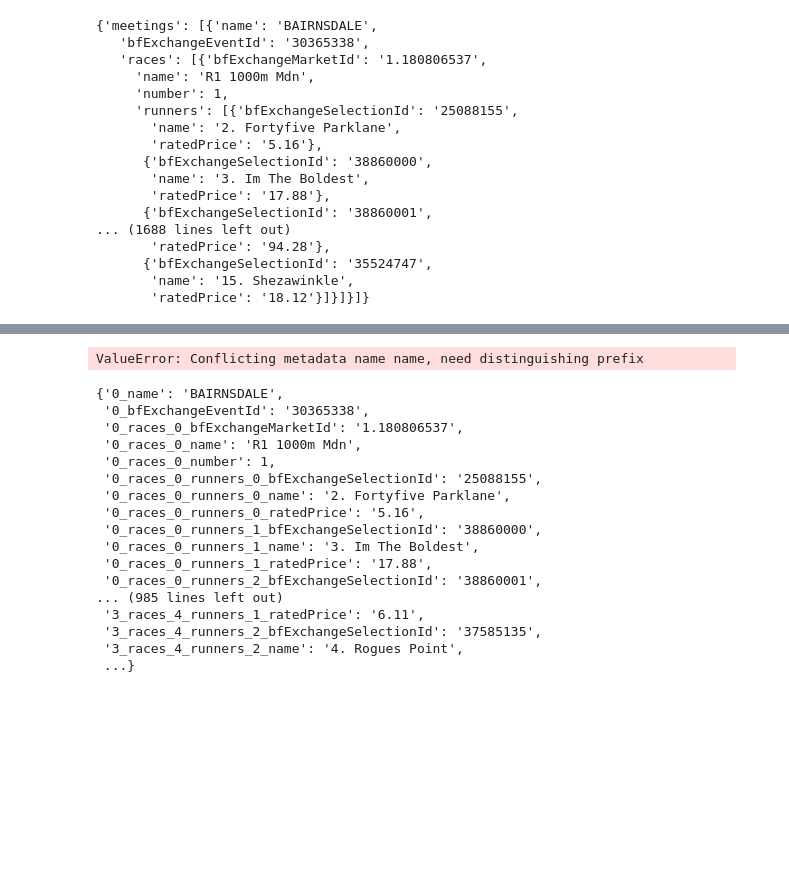
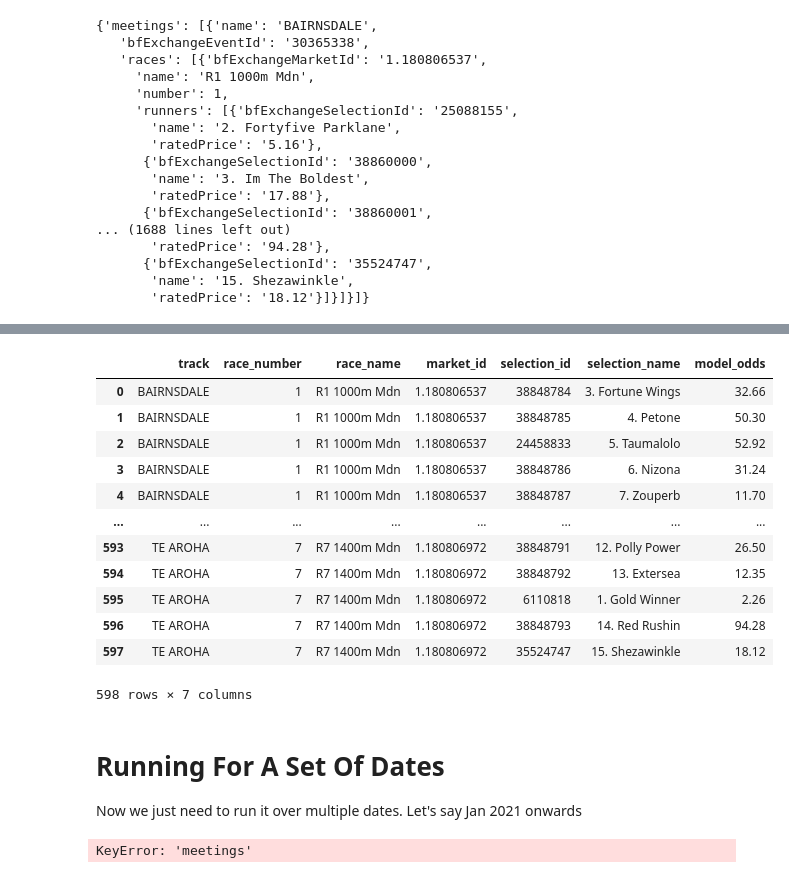
Before and after one commit to TMBish/bfStreamTutorials, a Jupyter notebook: 02-loading-tho-hub-ratings.ipynb, the cells around one changed output, grey strips where cells are left out. Cells and saved outputs as stored; diff of their text form; code cells hidden in the pictures; blank space fills up the shorter version.

Commit message:
Progress on the hub model scrape

```diff
--- a/02-loading-tho-hub-ratings.ipynb
+++ b/02-loading-tho-hub-ratings.ipynb
@@ -31,7 +32,3 @@ json
       {'bfExchangeSelectionId': '35524747',
        'name': '15. Shezawinkle',
        'ratedPrice': '18.12'}]}]}]}
-# %%
-for meeting in json['meetings']:
-    for races in meeting['races']:
-        print(races['bfExchangeMarketId'])
@@ -56,4 +34,0 @@ for meeting in json['meetings']:
-# %%
-df = pd.DataFrame.from_dict(rawResponse.json()['meetings'])
-
-races = pd.DataFrame.from_dict(df['races'])
@@ -64,7 +34,0 @@ TypeError: string indices must be integers
-# %%
-df = pd.json_normalize(rawResponse.json(), 'meetings', ['name', 'bfExchangeEventId', 'races'], errors = 'ignore')
-
-
-df
-# %% [output]
-ValueError: Conflicting metadata name name, need distinguishing prefix
@@ -103,20 +35,38 @@ def flatten_json(nested_json, exclude=['']):
-# %%
-flatten_json(rawResponse.json()['meetings'])
-# %% [output]
-{'0_name': 'BAIRNSDALE',
- '0_bfExchangeEventId': '30365338',
- '0_races_0_bfExchangeMarketId': '1.180806537',
- '0_races_0_name': 'R1 1000m Mdn',
- '0_races_0_number': 1,
- '0_races_0_runners_0_bfExchangeSelectionId': '25088155',
- '0_races_0_runners_0_name': '2. Fortyfive Parklane',
- '0_races_0_runners_0_ratedPrice': '5.16',
- '0_races_0_runners_1_bfExchangeSelectionId': '38860000',
- '0_races_0_runners_1_name': '3. Im The Boldest',
- '0_races_0_runners_1_ratedPrice': '17.88',
- '0_races_0_runners_2_bfExchangeSelectionId': '38860001',
-... (985 lines left out)
- '3_races_4_runners_1_ratedPrice': '6.11',
- '3_races_4_runners_2_bfExchangeSelectionId': '37585135',
- '3_races_4_runners_2_name': '4. Rogues Point',
- ...}
+# %%
+hubList = []
+for meeting in json['meetings']:
+    for race in meeting['races']:
+        for runner in races['runners']:
+            hubList.append(
+                {
+                    'track': meeting['name'],
+                    'race_number': race['number'],
+                    'race_name': race['name'],
+                    'market_id': race['bfExchangeMarketId'],
+                    'selection_id':  runner['bfExchangeSelectionId'],
+                    'selection_name': runner['name'],
+                    'model_odds': runner['ratedPrice']
+                }
+            )
+# %%
+hubDf = pd.DataFrame(hubList)
+
+hubDf
+# %% [output]
+|  | track | race_number | race_name | market_id | selection_id | selection_name | model_odds |
+| 0 | BAIRNSDALE | 1 | R1 1000m Mdn | 1.180806537 | 38848784 | 3. Fortune Wings | 32.66 |
+| 1 | BAIRNSDALE | 1 | R1 1000m Mdn | 1.180806537 | 38848785 | 4. Petone | 50.30 |
+| 2 | BAIRNSDALE | 1 | R1 1000m Mdn | 1.180806537 | 24458833 | 5. Taumalolo | 52.92 |
+| 3 | BAIRNSDALE | 1 | R1 1000m Mdn | 1.180806537 | 38848786 | 6. Nizona | 31.24 |
+| 4 | BAIRNSDALE | 1 | R1 1000m Mdn | 1.180806537 | 38848787 | 7. Zouperb | 11.70 |
+| ... | ... | ... | ... | ... | ... | ... | ... |
+| 593 | TE AROHA | 7 | R7 1400m Mdn | 1.180806972 | 38848791 | 12. Polly Power | 26.50 |
+| 594 | TE AROHA | 7 | R7 1400m Mdn | 1.180806972 | 38848792 | 13. Extersea | 12.35 |
+| 595 | TE AROHA | 7 | R7 1400m Mdn | 1.180806972 | 6110818 | 1. Gold Winner | 2.26 |
+| 596 | TE AROHA | 7 | R7 1400m Mdn | 1.180806972 | 38848793 | 14. Red Rushin | 94.28 |
+| 597 | TE AROHA | 7 | R7 1400m Mdn | 1.180806972 | 35524747 | 15. Shezawinkle | 18.12 |
+598 rows × 7 columns
+# %% [markdown]
+# Running For A Set Of Dates
+
+Now we just need to run it over multiple dates. Let's say Jan 2021 onwards
@@ -122,0 +98,4 @@ flatten_json(rawResponse.json()['meetings'])
+# %%
+getHubRatings(date(2021,1,4))
+# %% [output]
+KeyError: 'meetings'
```
Also changed, not shown: parts of 9 cells of this notebook.
